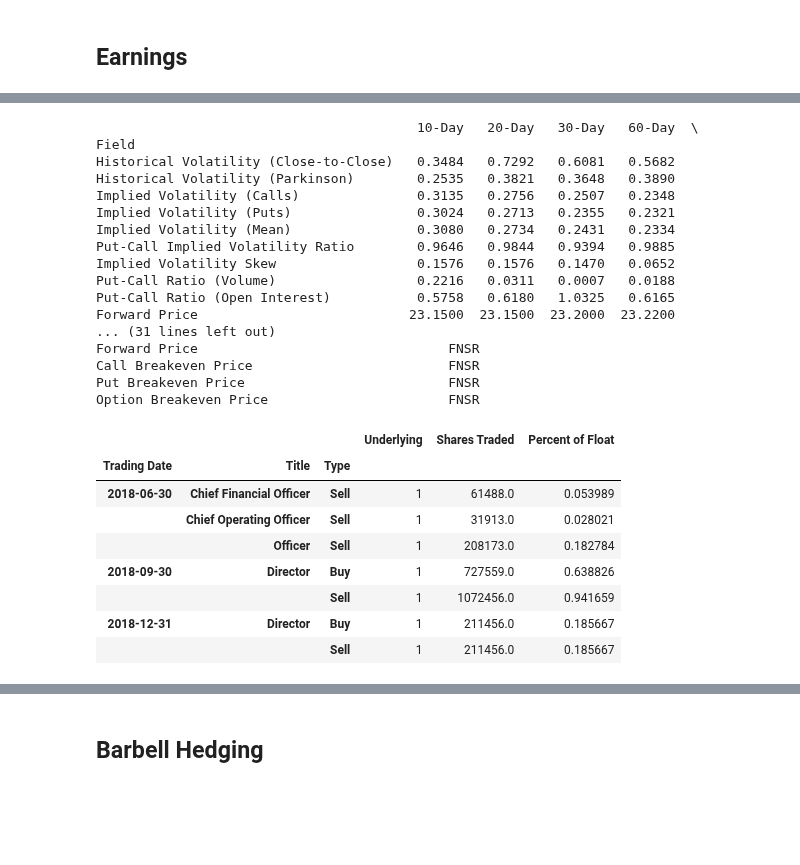
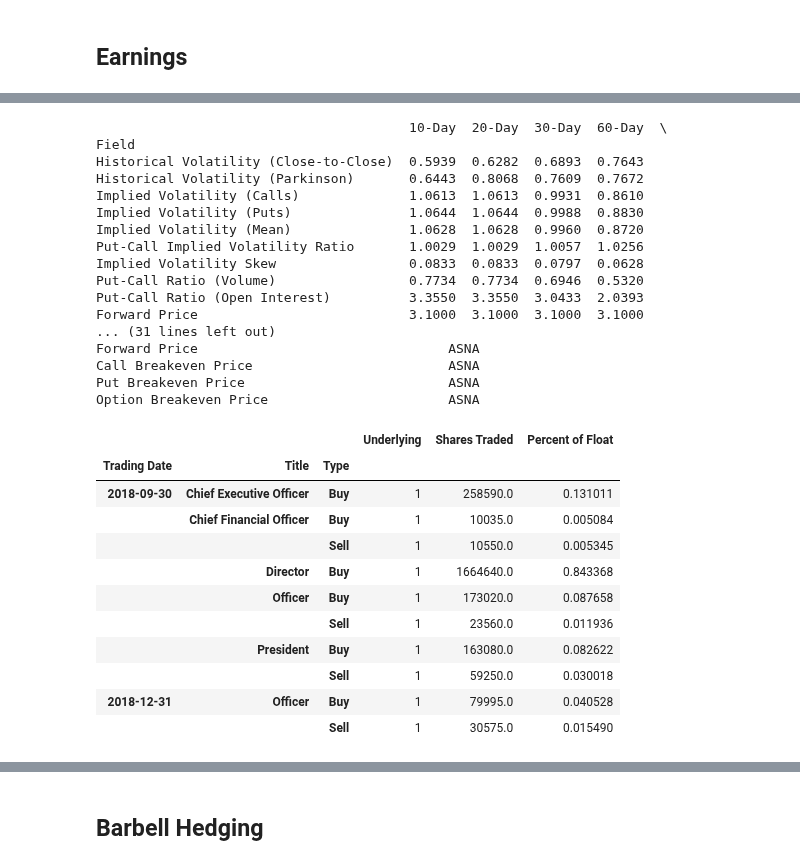
Before and after one commit to auto-d1dact/Trading, a Jupyter notebook: Notebooks/Daily Trading.ipynb, the cells around one changed output, grey strips where cells are left out. Saved outputs shown, nothing was run; the diff lists cells and outputs as text; code cells hidden in the pictures; blank space fills up the shorter version.

```diff
--- a/Notebooks/Daily Trading.ipynb
+++ b/Notebooks/Daily Trading.ipynb
@@ -559,47 +687,50 @@ writer.save()
 # %%
 # BKE CRM RAVN
 # %%
-selected_name = 'FNSR'
+selected_name = 'ASNA'
 
 aq = alphaquery(selected_name)
 print(aq.vol_df)
 
 
 select_trades = insider_trades[insider_trades.Underlying == selected_name].groupby(['Trading Date','Title',
                                                                                     'Type']).agg({'Underlying':'count',
                                                                                                   'Shares Traded': 'sum'}).reset_index()
 select_trades['Percent of Float'] = 100*select_trades['Shares Traded']/curr_shares_out.loc[selected_name,'Shares Outstanding(Mil.)']
 select_trades.groupby(['Trading Date','Title',
                        'Type']).agg({'Underlying':'count',
                                      'Shares Traded': 'sum',
                                      'Percent of Float': 'sum'})
 # %% [output]
-                                         10-Day   20-Day   30-Day   60-Day  \
+                                        10-Day  20-Day  30-Day  60-Day  \
 Field
-Historical Volatility (Close-to-Close)   0.3484   0.7292   0.6081   0.5682
-Historical Volatility (Parkinson)        0.2535   0.3821   0.3648   0.3890
-Implied Volatility (Calls)               0.3135   0.2756   0.2507   0.2348
-Implied Volatility (Puts)                0.3024   0.2713   0.2355   0.2321
-Implied Volatility (Mean)                0.3080   0.2734   0.2431   0.2334
-Put-Call Implied Volatility Ratio        0.9646   0.9844   0.9394   0.9885
-Implied Volatility Skew                  0.1576   0.1576   0.1470   0.0652
-Put-Call Ratio (Volume)                  0.2216   0.0311   0.0007   0.0188
-Put-Call Ratio (Open Interest)           0.5758   0.6180   1.0325   0.6165
-Forward Price                           23.1500  23.1500  23.2000  23.2200
+Historical Volatility (Close-to-Close)  0.5939  0.6282  0.6893  0.7643
+Historical Volatility (Parkinson)       0.6443  0.8068  0.7609  0.7672
+Implied Volatility (Calls)              1.0613  1.0613  0.9931  0.8610
+Implied Volatility (Puts)               1.0644  1.0644  0.9988  0.8830
+Implied Volatility (Mean)               1.0628  1.0628  0.9960  0.8720
+Put-Call Implied Volatility Ratio       1.0029  1.0029  1.0057  1.0256
+Implied Volatility Skew                 0.0833  0.0833  0.0797  0.0628
+Put-Call Ratio (Volume)                 0.7734  0.7734  0.6946  0.5320
+Put-Call Ratio (Open Interest)          3.3550  3.3550  3.0433  2.0393
+Forward Price                           3.1000  3.1000  3.1000  3.1000
 ... (31 lines left out)
-Forward Price                                FNSR
-Call Breakeven Price                         FNSR
-Put Breakeven Price                          FNSR
-Option Breakeven Price                       FNSR
+Forward Price                                ASNA
+Call Breakeven Price                         ASNA
+Put Breakeven Price                          ASNA
+Option Breakeven Price                       ASNA
 |  |  |  | Underlying | Shares Traded | Percent of Float |
 | Trading Date | Title | Type |  |  |  |
-| 2018-06-30 | Chief Financial Officer | Sell | 1 | 61488.0 | 0.053989 |
-|  | Chief Operating Officer | Sell | 1 | 31913.0 | 0.028021 |
-|  | Officer | Sell | 1 | 208173.0 | 0.182784 |
-| 2018-09-30 | Director | Buy | 1 | 727559.0 | 0.638826 |
-|  |  | Sell | 1 | 1072456.0 | 0.941659 |
-| 2018-12-31 | Director | Buy | 1 | 211456.0 | 0.185667 |
-|  |  | Sell | 1 | 211456.0 | 0.185667 |
+| 2018-09-30 | Chief Executive Officer | Buy | 1 | 258590.0 | 0.131011 |
+|  | Chief Financial Officer | Buy | 1 | 10035.0 | 0.005084 |
+|  |  | Sell | 1 | 10550.0 | 0.005345 |
+|  | Director | Buy | 1 | 1664640.0 | 0.843368 |
+|  | Officer | Buy | 1 | 173020.0 | 0.087658 |
+|  |  | Sell | 1 | 23560.0 | 0.011936 |
+|  | President | Buy | 1 | 163080.0 | 0.082622 |
+|  |  | Sell | 1 | 59250.0 | 0.030018 |
+| 2018-12-31 | Officer | Buy | 1 | 79995.0 | 0.040528 |
+|  |  | Sell | 1 | 30575.0 | 0.015490 |
 # %%
 further_reduce
 # %% [output]
```
Also changed, not shown: parts of 14 cells of this notebook.
